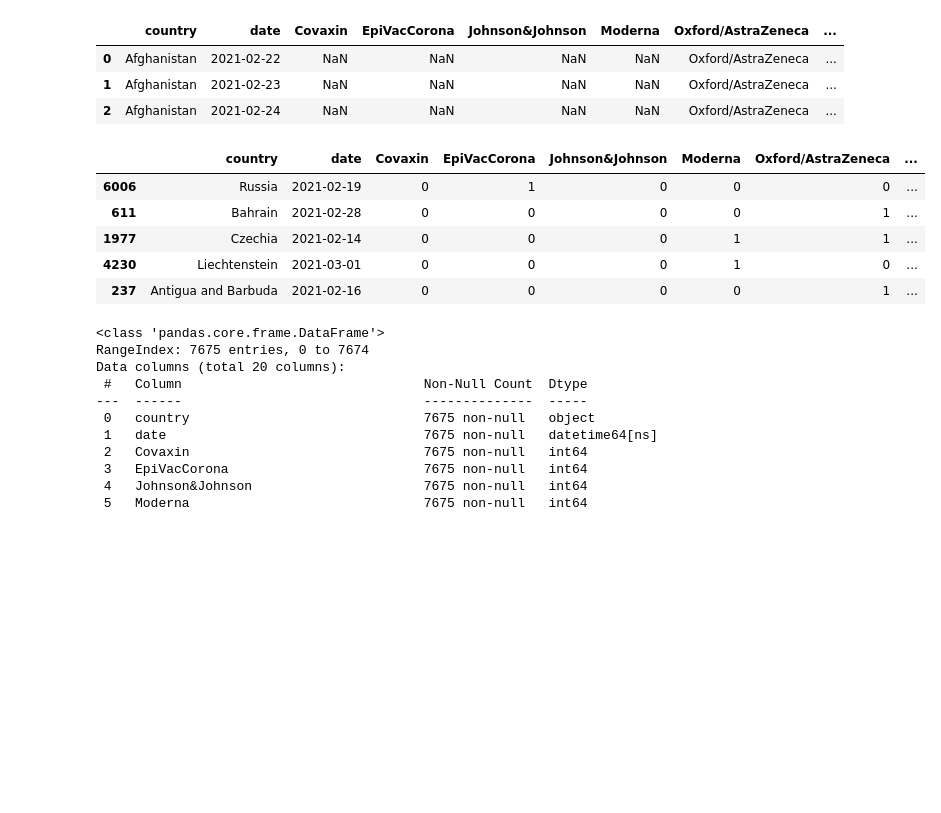
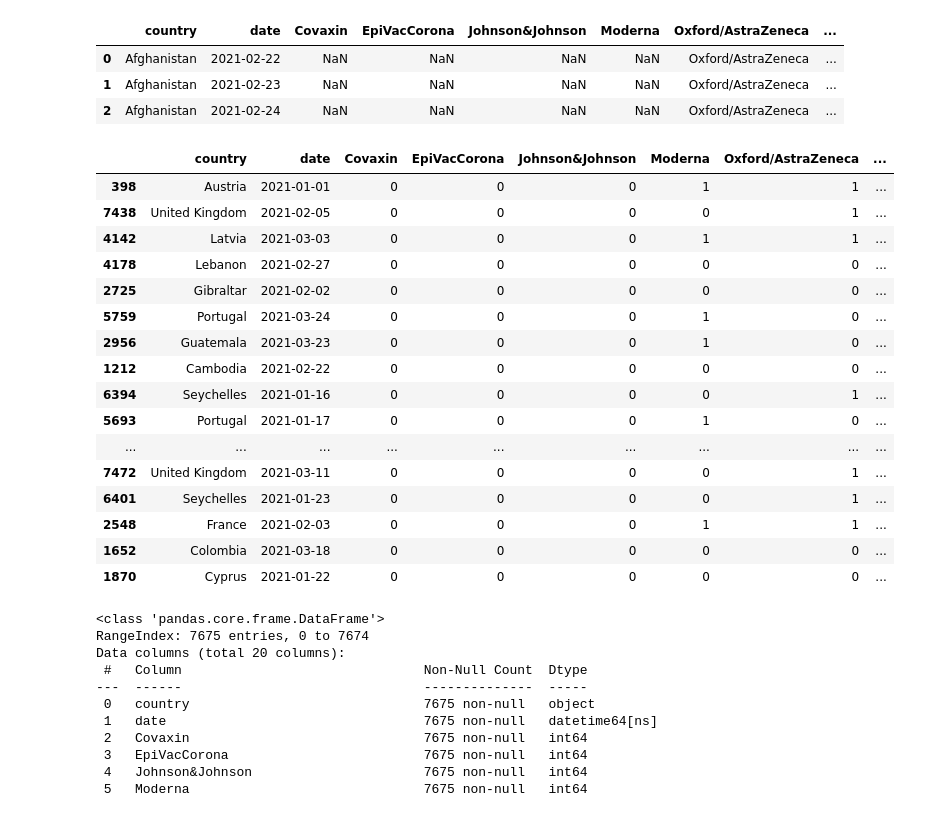
Before and after one commit to BiBa-01/Capstone_Covid, a Jupyter notebook: EDA_v3.ipynb, the cells around one changed output. Cells and saved outputs as stored; diff of their text form; code cells hidden in the pictures; blank space fills up the shorter version.

```diff
--- a/EDA_v3.ipynb
+++ b/EDA_v3.ipynb
@@ -384,14 +392,25 @@ df5['Sinovac'] = df5['Sinovac'].replace(['Sinovac'],1)
 df5['Sputnik V'] = df5['Sputnik V'].replace(['Sputnik V'],1)
 # %%
 #vaccine_repl(df5)
-df5.sample(5)
+df5.sample(20)
 # %% [output]
 |  | country | date | Covaxin | EpiVacCorona | Johnson&Johnson | Moderna | Oxford/AstraZeneca | ... |
-| 6006 | Russia | 2021-02-19 | 0 | 1 | 0 | 0 | 0 | ... |
-| 611 | Bahrain | 2021-02-28 | 0 | 0 | 0 | 0 | 1 | ... |
-| 1977 | Czechia | 2021-02-14 | 0 | 0 | 0 | 1 | 1 | ... |
-| 4230 | Liechtenstein | 2021-03-01 | 0 | 0 | 0 | 1 | 0 | ... |
-| 237 | Antigua and Barbuda | 2021-02-16 | 0 | 0 | 0 | 0 | 1 | ... |
+| 398 | Austria | 2021-01-01 | 0 | 0 | 0 | 1 | 1 | ... |
+| 7438 | United Kingdom | 2021-02-05 | 0 | 0 | 0 | 0 | 1 | ... |
+| 4142 | Latvia | 2021-03-03 | 0 | 0 | 0 | 1 | 1 | ... |
+| 4178 | Lebanon | 2021-02-27 | 0 | 0 | 0 | 0 | 0 | ... |
+| 2725 | Gibraltar | 2021-02-02 | 0 | 0 | 0 | 0 | 0 | ... |
+| 5759 | Portugal | 2021-03-24 | 0 | 0 | 0 | 1 | 0 | ... |
+| 2956 | Guatemala | 2021-03-23 | 0 | 0 | 0 | 1 | 0 | ... |
+| 1212 | Cambodia | 2021-02-22 | 0 | 0 | 0 | 0 | 0 | ... |
+| 6394 | Seychelles | 2021-01-16 | 0 | 0 | 0 | 0 | 1 | ... |
+| 5693 | Portugal | 2021-01-17 | 0 | 0 | 0 | 1 | 0 | ... |
+| ... | ... | ... | ... | ... | ... | ... | ... | ... |
+| 7472 | United Kingdom | 2021-03-11 | 0 | 0 | 0 | 0 | 1 | ... |
+| 6401 | Seychelles | 2021-01-23 | 0 | 0 | 0 | 0 | 1 | ... |
+| 2548 | France | 2021-02-03 | 0 | 0 | 0 | 1 | 1 | ... |
+| 1652 | Colombia | 2021-03-18 | 0 | 0 | 0 | 0 | 0 | ... |
+| 1870 | Cyprus | 2021-01-22 | 0 | 0 | 0 | 0 | 0 | ... |
 # %%
 df5.info()
 # %% [output]
```
Also changed, not shown: parts of 9 cells of this notebook.
